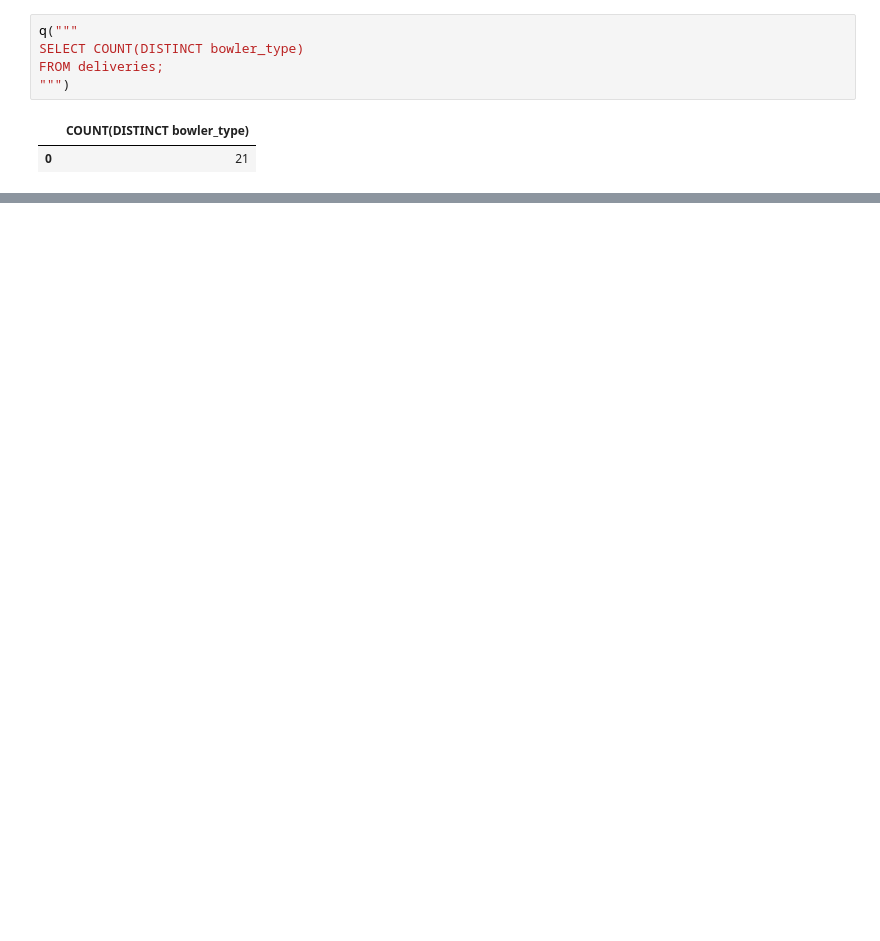
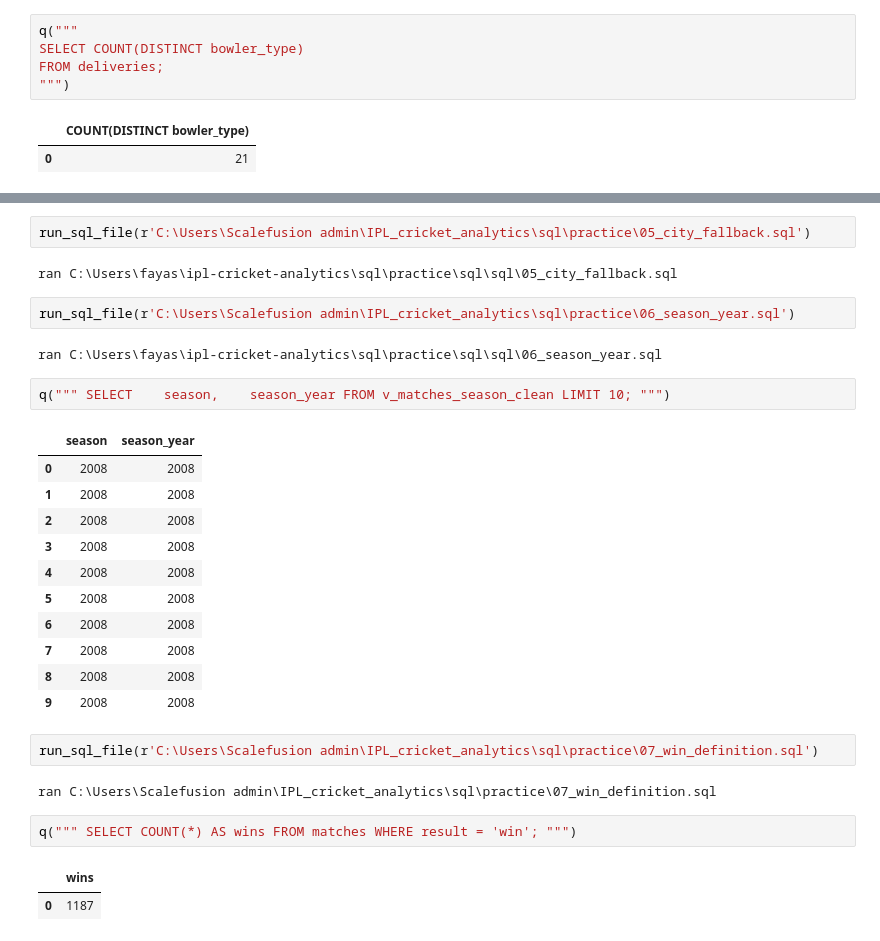
Before and after one commit to fasinnajpachu-maker/ipl-cricket-analytics, a Jupyter notebook: notebooks/02_preparation.ipynb, the cells around one changed output, grey strips where cells are left out. Drawn from its saved outputs; the diff is of its cells as text; blank space fills up the shorter version.

```diff
--- a/notebooks/02_preparation.ipynb
+++ b/notebooks/02_preparation.ipynb
@@ -40,0 +105,31 @@ FROM deliveries;
+# %%
+run_sql_file(r'C:\Users\Scalefusion admin\IPL_cricket_analytics\sql\practice\05_city_fallback.sql')
+# %% [output]
+ran C:\Users\fayas\ipl-cricket-analytics\sql\practice\sql\sql\05_city_fallback.sql
+# %%
+run_sql_file(r'C:\Users\Scalefusion admin\IPL_cricket_analytics\sql\practice\06_season_year.sql')
+# %% [output]
+ran C:\Users\fayas\ipl-cricket-analytics\sql\practice\sql\sql\06_season_year.sql
+# %%
+q(""" SELECT    season,    season_year FROM v_matches_season_clean LIMIT 10; """)
+# %% [output]
+|  | season | season_year |
+| 0 | 2008 | 2008 |
+| 1 | 2008 | 2008 |
+| 2 | 2008 | 2008 |
+| 3 | 2008 | 2008 |
+| 4 | 2008 | 2008 |
+| 5 | 2008 | 2008 |
+| 6 | 2008 | 2008 |
+| 7 | 2008 | 2008 |
+| 8 | 2008 | 2008 |
+| 9 | 2008 | 2008 |
+# %%
+run_sql_file(r'C:\Users\Scalefusion admin\IPL_cricket_analytics\sql\practice\07_win_definition.sql')
+# %% [output]
+ran C:\Users\Scalefusion admin\IPL_cricket_analytics\sql\practice\07_win_definition.sql
+# %%
+q(""" SELECT COUNT(*) AS wins FROM matches WHERE result = 'win'; """)
+# %% [output]
+|  | wins |
+| 0 | 1187 |
```
Also changed, not shown: parts of 15 cells of this notebook, 8 other files.
